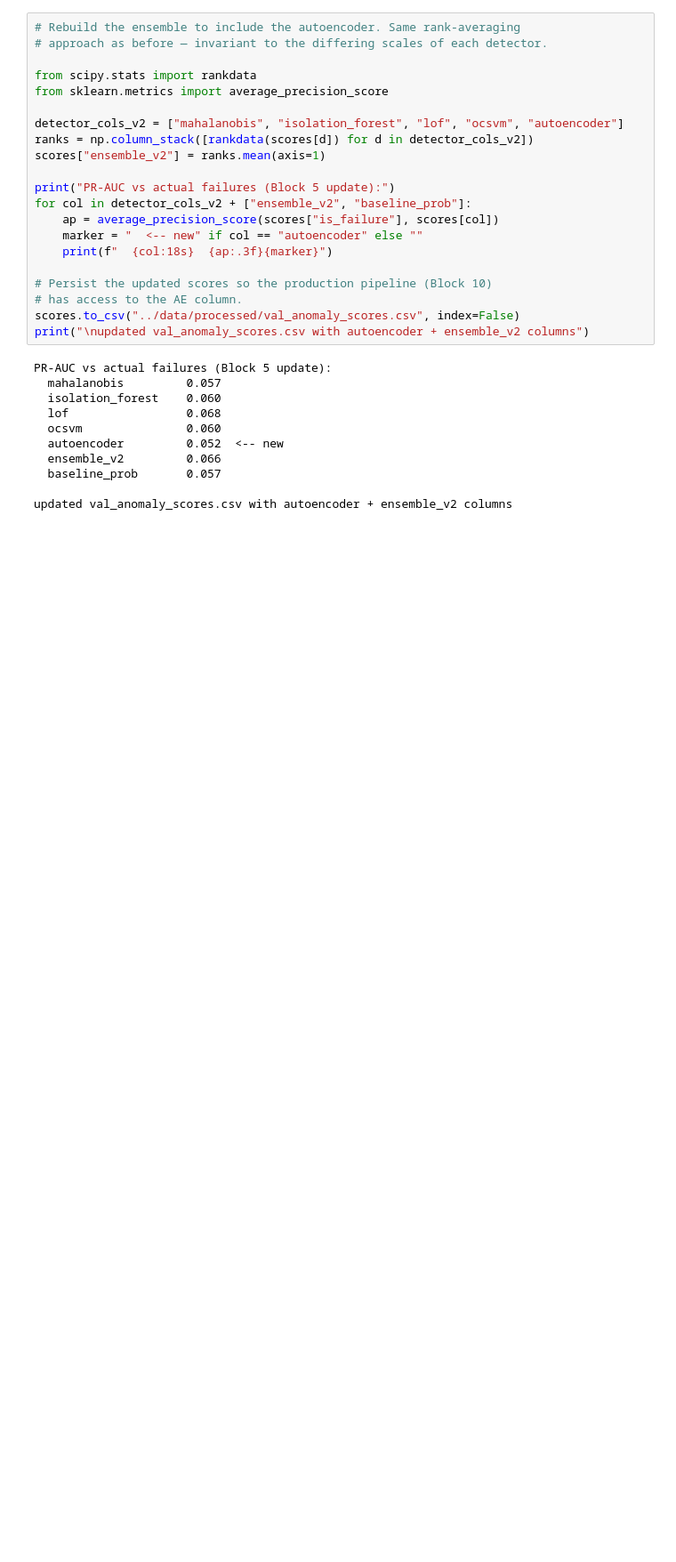
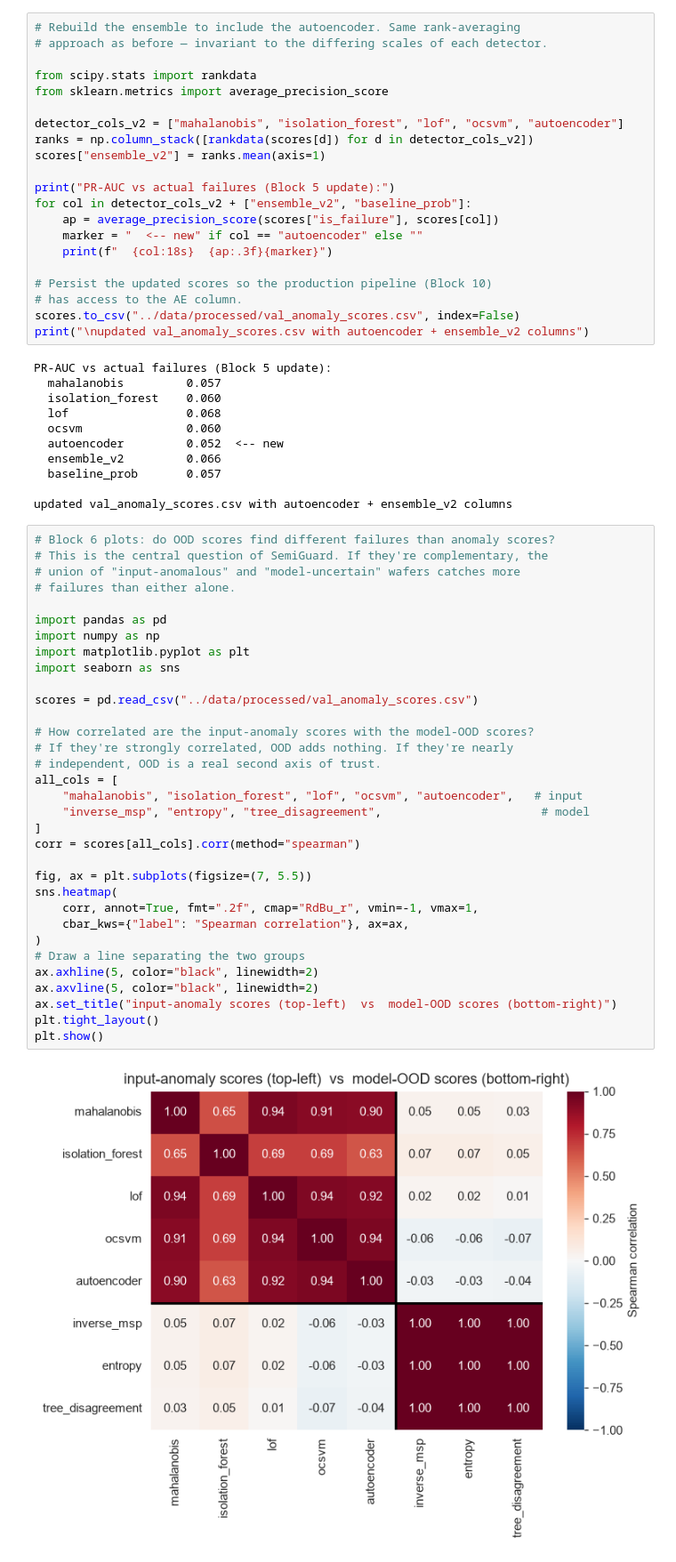
Before and after one commit to daniel-massoud/semiguard, a Jupyter notebook: notebooks/02_classical_anomaly.ipynb, the cells around one changed output. Shown at 89% size. Drawn from its saved outputs; the diff is of its cells as text; blank space fills up the shorter version.

```diff
--- a/notebooks/02_classical_anomaly.ipynb
+++ b/notebooks/02_classical_anomaly.ipynb
@@ -324,3 +324,38 @@ PR-AUC vs actual failures (Block 5 update):
   baseline_prob       0.057
 
 updated val_anomaly_scores.csv with autoencoder + ensemble_v2 columns
+# %%
+# Block 6 plots: do OOD scores find different failures than anomaly scores?
+# This is the central question of SemiGuard. If they're complementary, the
+# union of "input-anomalous" and "model-uncertain" wafers catches more
+# failures than either alone.
+
+import pandas as pd
+import numpy as np
+import matplotlib.pyplot as plt
+import seaborn as sns
+
+scores = pd.read_csv("../data/processed/val_anomaly_scores.csv")
+
+# How correlated are the input-anomaly scores with the model-OOD scores?
+# If they're strongly correlated, OOD adds nothing. If they're nearly
+# independent, OOD is a real second axis of trust.
+all_cols = [
+    "mahalanobis", "isolation_forest", "lof", "ocsvm", "autoencoder",   # input
+    "inverse_msp", "entropy", "tree_disagreement",                       # model
+]
+corr = scores[all_cols].corr(method="spearman")
+
+fig, ax = plt.subplots(figsize=(7, 5.5))
+sns.heatmap(
+    corr, annot=True, fmt=".2f", cmap="RdBu_r", vmin=-1, vmax=1,
+    cbar_kws={"label": "Spearman correlation"}, ax=ax,
+)
+# Draw a line separating the two groups
+ax.axhline(5, color="black", linewidth=2)
+ax.axvline(5, color="black", linewidth=2)
+ax.set_title("input-anomaly scores (top-left)  vs  model-OOD scores (bottom-right)")
+plt.tight_layout()
+plt.show()
+# %% [output]
+[figure, added]
```
Also changed, not shown: parts of 1 cell of this notebook, 13 other files.
